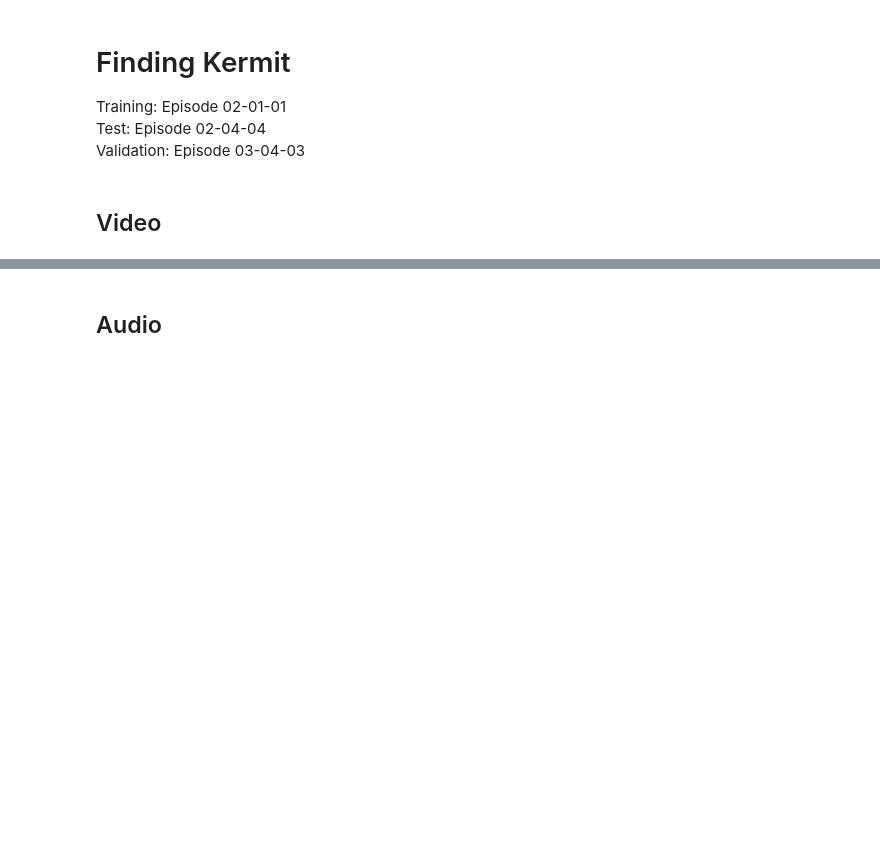
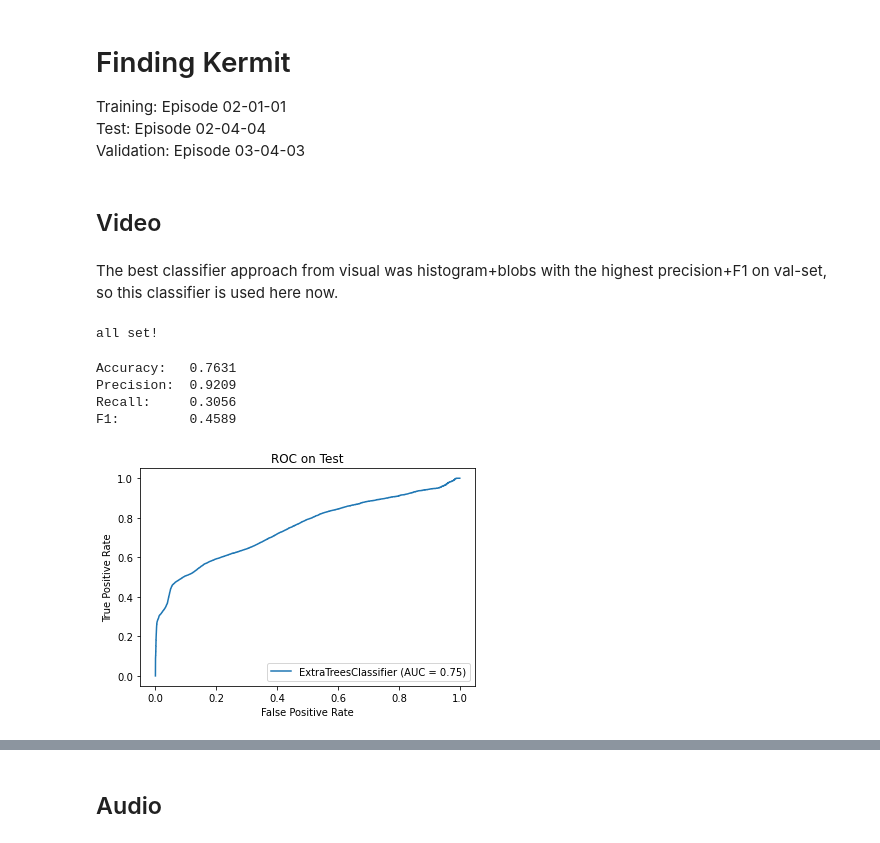
Before and after one commit to oStritze/similarity-modeling, a Jupyter notebook: src/evaluation.ipynb, the cells around one changed output, grey strips where cells are left out. Cells and saved outputs as stored; diff of their text form; code cells hidden in the pictures; blank space fills up the shorter version.

```diff
--- a/src/evaluation.ipynb
+++ b/src/evaluation.ipynb
@@ -9,0 +8,60 @@ Validation: Episode 03-04-03
+# %% [markdown]
+The best classifier approach from visual was histogram+blobs with the highest precision+F1 on val-set, so this classifier is used here now.
+# %%
+# Load Data
+import pandas as pd
+import numpy as np
+
+x_train = pd.read_csv("../data/ep1_visual_full.csv", delimiter=",", na_values="").fillna(0)
+y_train = x_train["kermit_video"]
+x_train = x_train.filter(regex=("_hist|_blob"))
+
+x_test = pd.read_csv("../data/ep2_visual_full.csv", delimiter=",", na_values="").fillna(0)
+y_test = x_test["kermit_video"]
+x_test = x_test.filter(regex=("_hist|_blob"))
+
+x_val = pd.read_csv("../data/ep3_visual_full.csv", delimiter=",", na_values="").fillna(0)
+y_val = x_val["kermit_video"]
+x_val = x_val.filter(regex=("_hist|_blob"))
+
+# bring to same shape
+cols = list(x_val.iloc[:,(x_train.shape[1]-x_val.shape[1]):].columns)
+for col in cols:
+    x_train[col] = 0
+
+cols = list(x_val.iloc[:,(x_test.shape[1]-x_val.shape[1]):].columns)
+for col in cols:
+    x_test[col] = 0
+
+if x_val.shape[1] == x_test.shape[1] == x_train.shape[1]:
+    print("all set!")
+# %% [output]
+all set!
+# %%
+# GET PREDICTIONS
+import matplotlib.pyplot as plt
+from sklearn.ensemble import ExtraTreesClassifier
+from sklearn.metrics import accuracy_score, precision_score, recall_score, f1_score, plot_roc_curve
+
+# Best performing pipeline from tpot
+pipe = ExtraTreesClassifier(bootstrap=True, criterion="gini", max_features=0.25, min_samples_leaf=8, min_samples_split=11, n_estimators=100)
+if hasattr(pipe, 'random_state'):
+    setattr(pipe, 'random_state', 42)
+pipe.fit(x_train, y_train)
+
+y_pred = pipe.predict(x_test)
+
+print("Accuracy:  ", round(accuracy_score(y_test,y_pred),4) )
+print("Precision: ", round(precision_score(y_test,y_pred),4) )
+print("Recall:    ", round(recall_score(y_test,y_pred),4) )
+print("F1:        ", round(f1_score(y_test,y_pred),4) )
+
+plot_roc_curve(pipe, x_test, y_test)
+plt.title("ROC on Test")
+plt.show()
+# %% [output]
+Accuracy:   0.7631
+Precision:  0.9209
+Recall:     0.3056
+F1:         0.4589
+[figure, added]
```
Also changed, not shown: parts of 14 cells of this notebook, 3 other files.
